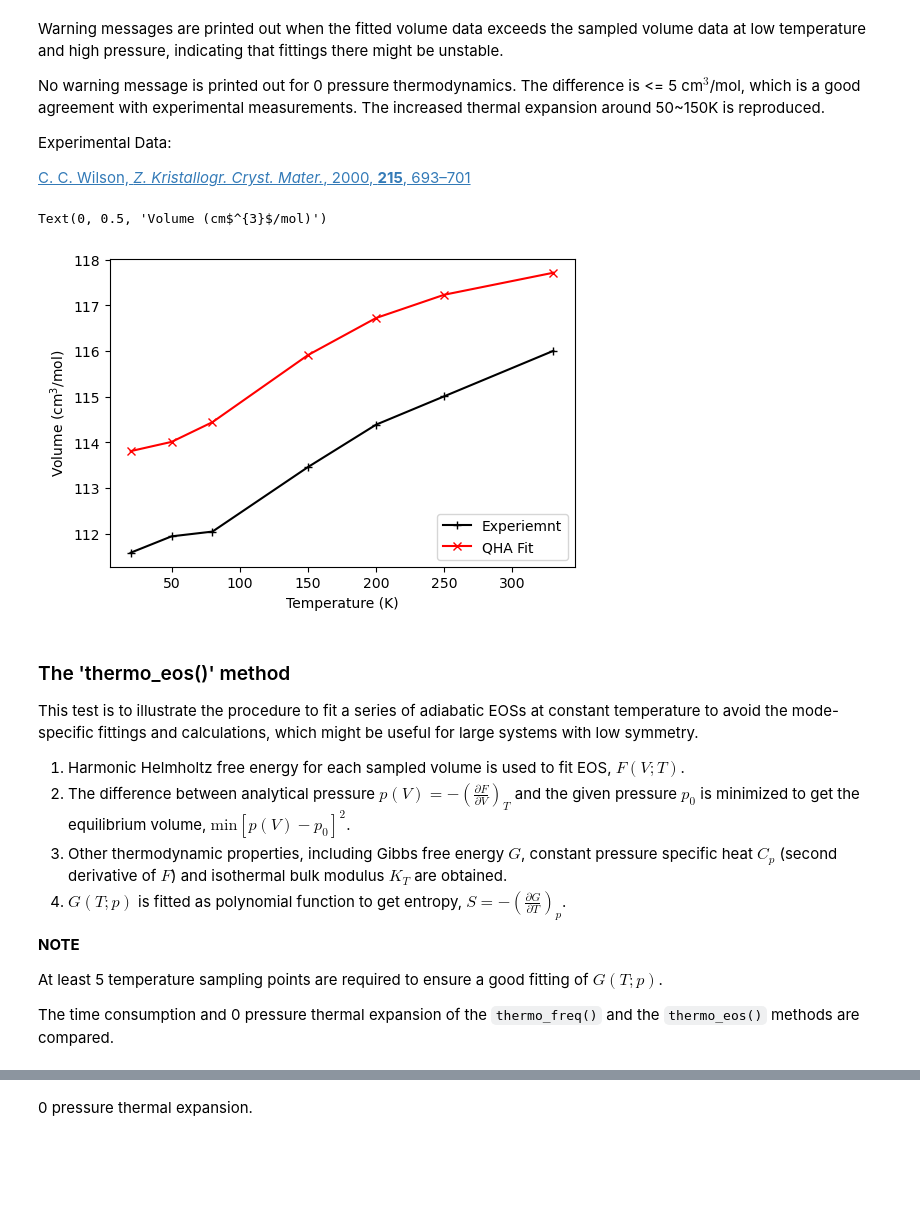
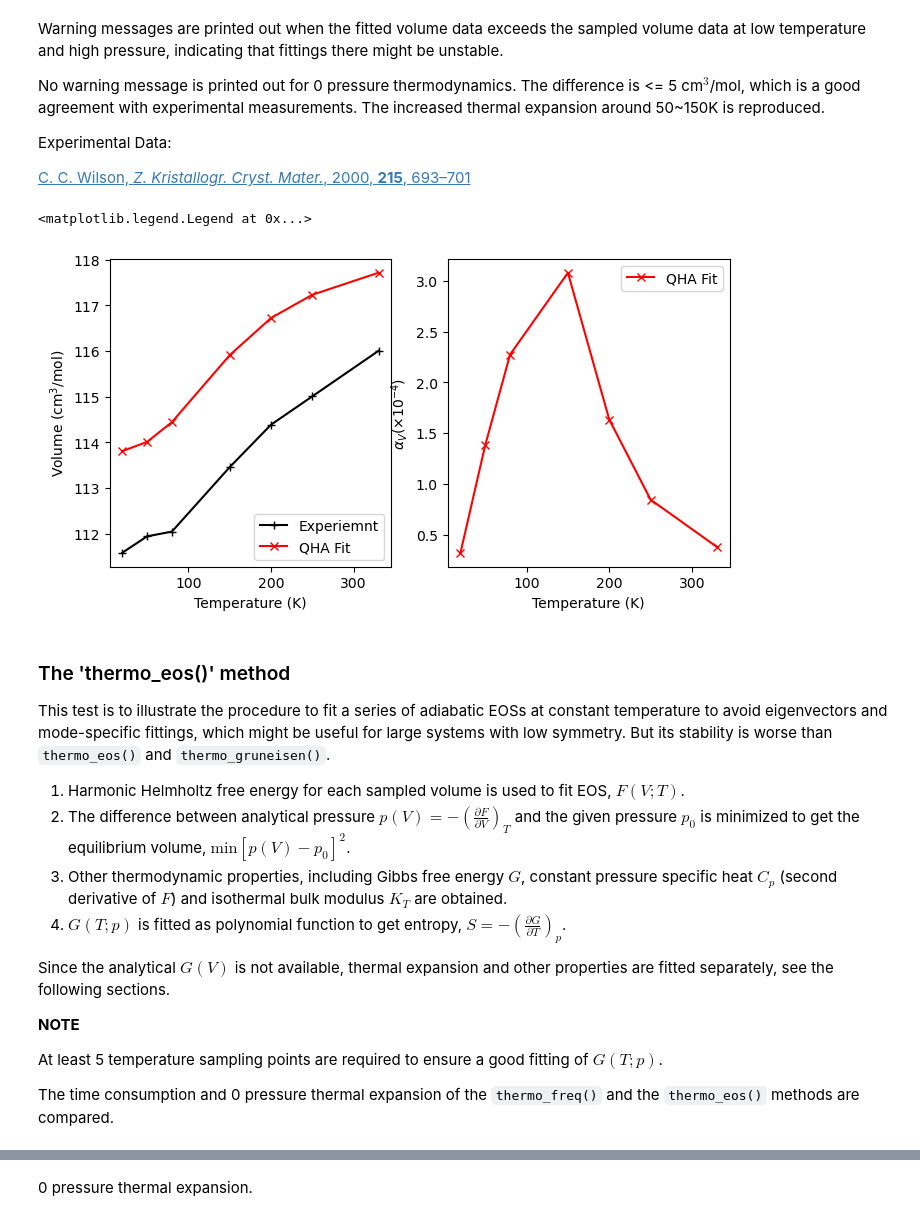
Before and after one commit to Spica-Vir/CRYSTALpytools-dev, a Jupyter notebook: examples/thermodynamics/qha.ipynb, the cells around one changed output, grey strips where cells are left out. Cells and saved outputs as stored; diff of their text form; code cells hidden in the pictures; blank space fills up the shorter version.

Commit message:
Thermodynamics updated

```diff
--- a/examples/thermodynamics/qha.ipynb
+++ b/examples/thermodynamics/qha.ipynb
@@ -47,31 +49,37 @@ Experimental Data:
 # %%
 import matplotlib.pyplot as plt
 
 exp = np.array([111.5836, 111.9421, 112.0463, 113.4580, 114.3871,
                 115.0082, 116.0031])
 qha_zerop = qha.volume[0, :]
 # Angstrom^3 to cm^3/mol
 qha_zerop = qha_zerop * 0.602214 / 4
 
-fig, ax = plt.subplots(1, 1, figsize=(6, 4))
-ax.plot(T, exp, '+-k', label='Experiemnt')
-ax.plot(T, qha_zerop, 'x-r', label='QHA Fit')
-ax.legend(loc='lower right')
-ax.set_xlabel('Temperature (K)')
-ax.set_ylabel(r'Volume (cm$^{3}$/mol)')
+fig, ax = plt.subplots(1, 2, figsize=(8, 4), sharex=True, sharey=False)
+ax[0].plot(T, exp, '+-k', label='Experiemnt')
+ax[0].plot(T, qha_zerop, 'x-r', label='QHA Fit')
+ax[0].legend(loc='lower right')
+ax[0].set_xlabel('Temperature (K)')
+ax[0].set_ylabel(r'Volume (cm$^{3}$/mol)')
+ax[1].plot(T, qha.alpha_v[0, :]*1e4, 'x-r', label='QHA Fit')
+ax[1].set_xlabel('Temperature (K)')
+ax[1].set_ylabel(r'$\alpha_{V} (\times 10^{-4})$')
+ax[1].legend(loc='upper right')
 # %% [output]
-Text(0, 0.5, 'Volume (cm$^{3}$/mol)')
+<matplotlib.legend.Legend at 0x...>
-[figure, old version]
+[figure, new version]
 # %% [markdown]
 ### The 'thermo_eos()' method
 
-This test is to illustrate the procedure to fit a series of adiabatic EOSs at constant temperature to avoid the mode-specific fittings and calculations, which might be useful for large systems with low symmetry.
+This test is to illustrate the procedure to fit a series of adiabatic EOSs at constant temperature to avoid eigenvectors and mode-specific fittings, which might be useful for large systems with low symmetry. But its stability is worse than ``thermo_eos()`` and ``thermo_gruneisen()``.
 
 1. Harmonic Helmholtz free energy for each sampled volume is used to fit EOS, $F(V; T)$.
 2. The difference between analytical pressure $p(V)=-\left(\frac{\partial F}{\partial V}\right)_{T}$ and the given pressure $p_{0}$ is minimized to get the equilibrium volume, $\text{min}\left[p(V) - p_{0}\right]^{2}$.
 3. Other thermodynamic properties, including Gibbs free energy $G$, constant pressure specific heat $C_{p}$ (second derivative of $F$) and isothermal bulk modulus $K_{T}$ are obtained.
 4.  $G(T; p)$ is fitted as polynomial function to get entropy, $S=-\left(\frac{\partial G}{\partial T}\right)_p$.
 
+Since the analytical $G(V)$ is not available, thermal expansion and other properties are fitted separately, see the following sections.
+
 **NOTE**
 
 At least 5 temperature sampling points are required to ensure a good fitting of $G(T; p)$.
```
Also changed, not shown: parts of 31 cells of this notebook, 9 other files.
